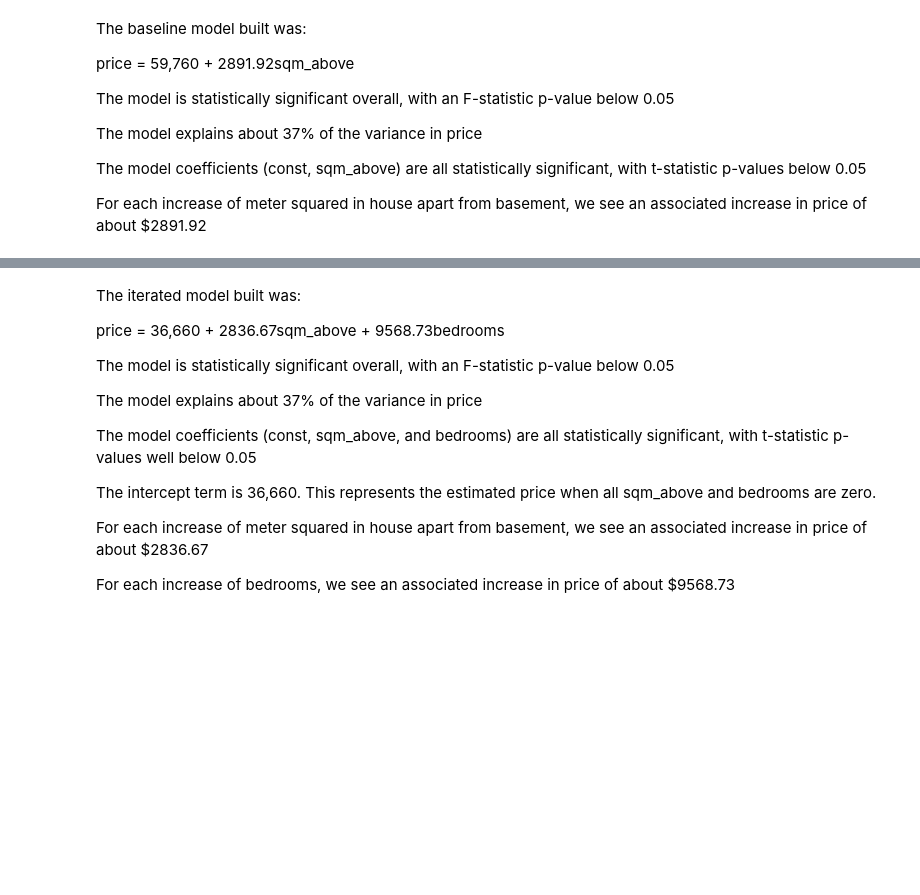
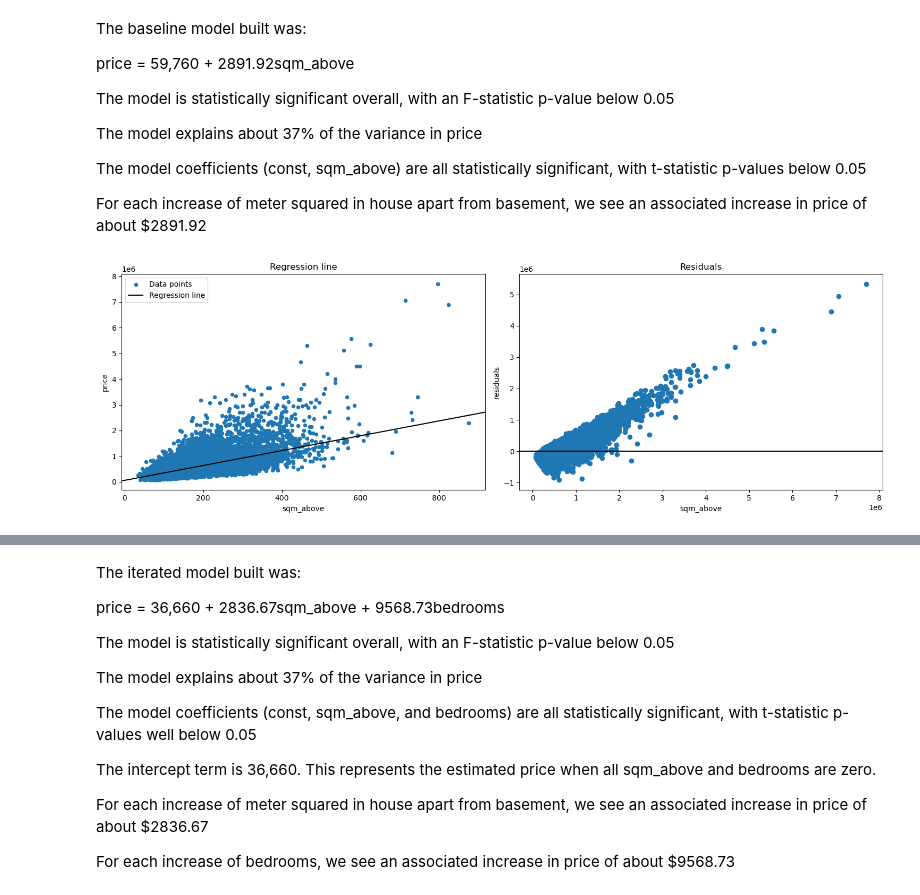
Before and after one commit to KiarieJeff/dsc-phase-2-project, a Jupyter notebook: student.ipynb, the cells around one changed output, grey strips where cells are left out. Drawn from its saved outputs; the diff is of its cells as text; code cells hidden in the pictures; blank space fills up the shorter version.

```diff
--- a/student.ipynb
+++ b/student.ipynb
@@ -341,6 +341,24 @@ The model explains about 37% of the variance in price
 The model coefficients (const, sqm_above) are all statistically significant, with t-statistic p-values below 0.05
 
 For each increase of meter squared in house apart from basement, we see an associated increase in price of about $2891.92
+# %%
+fig, (ax, ax2) = plt.subplots(1,2, figsize=(15, 5))
+data.plot.scatter(x="sqm_above", y="price", label="Data points", ax=ax)
+sm.graphics.abline_plot(model_results=baseline_results, label="Regression line", ax=ax, color="black")
+ax.set_title('Regression line')
+ax.legend()
+
+ax2.scatter(data["price"], baseline_results.resid)
+ax2.axhline(y=0, color="black")
+ax2.set_xlabel("sqm_above")
+ax2.set_ylabel("residuals")
+ax2.set_title('Residuals')
+
+plt.tight_layout()
+
+plt.show()
+# %% [output]
+[figure, added]
 # %%
 print(X_multi1_results.summary())
 # %% [output]
```
Also changed, not shown: parts of 9 cells of this notebook, 3 other files.
